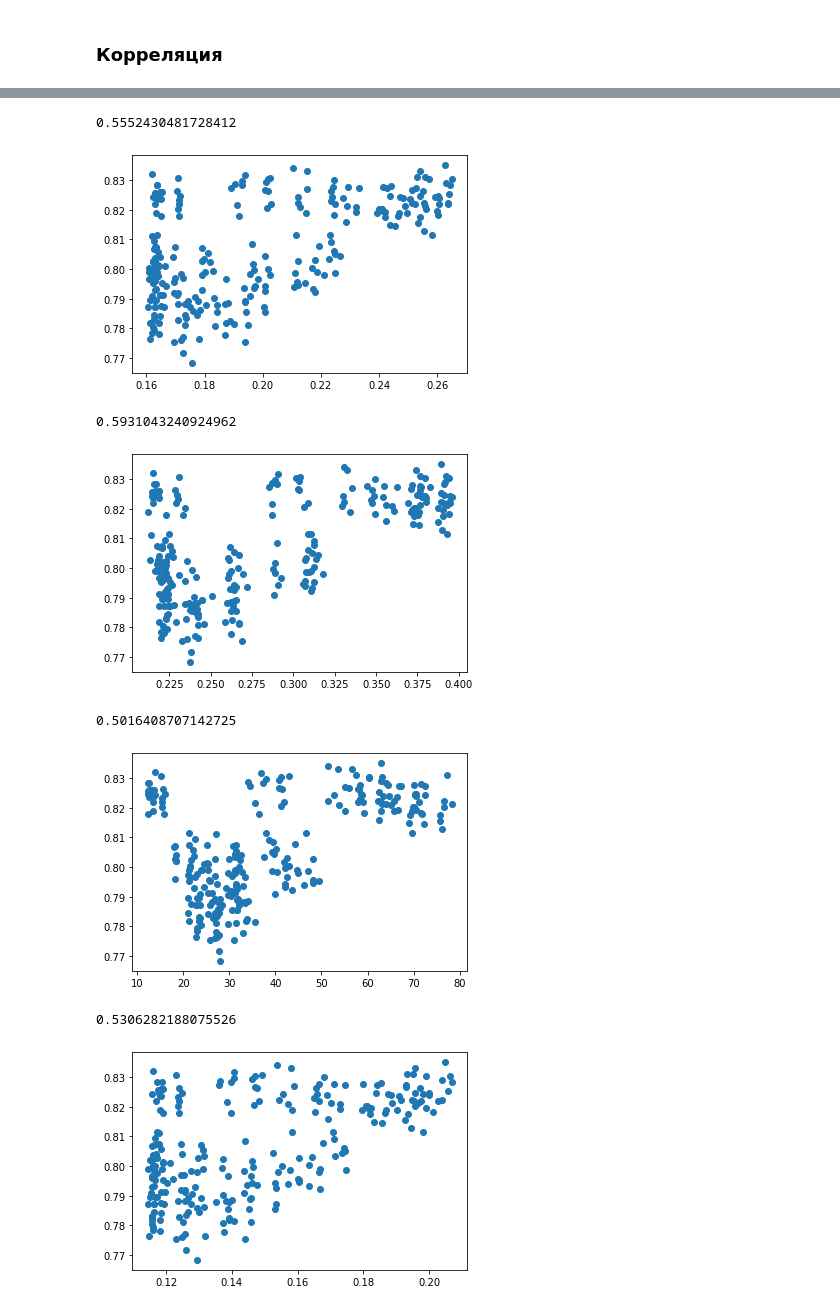
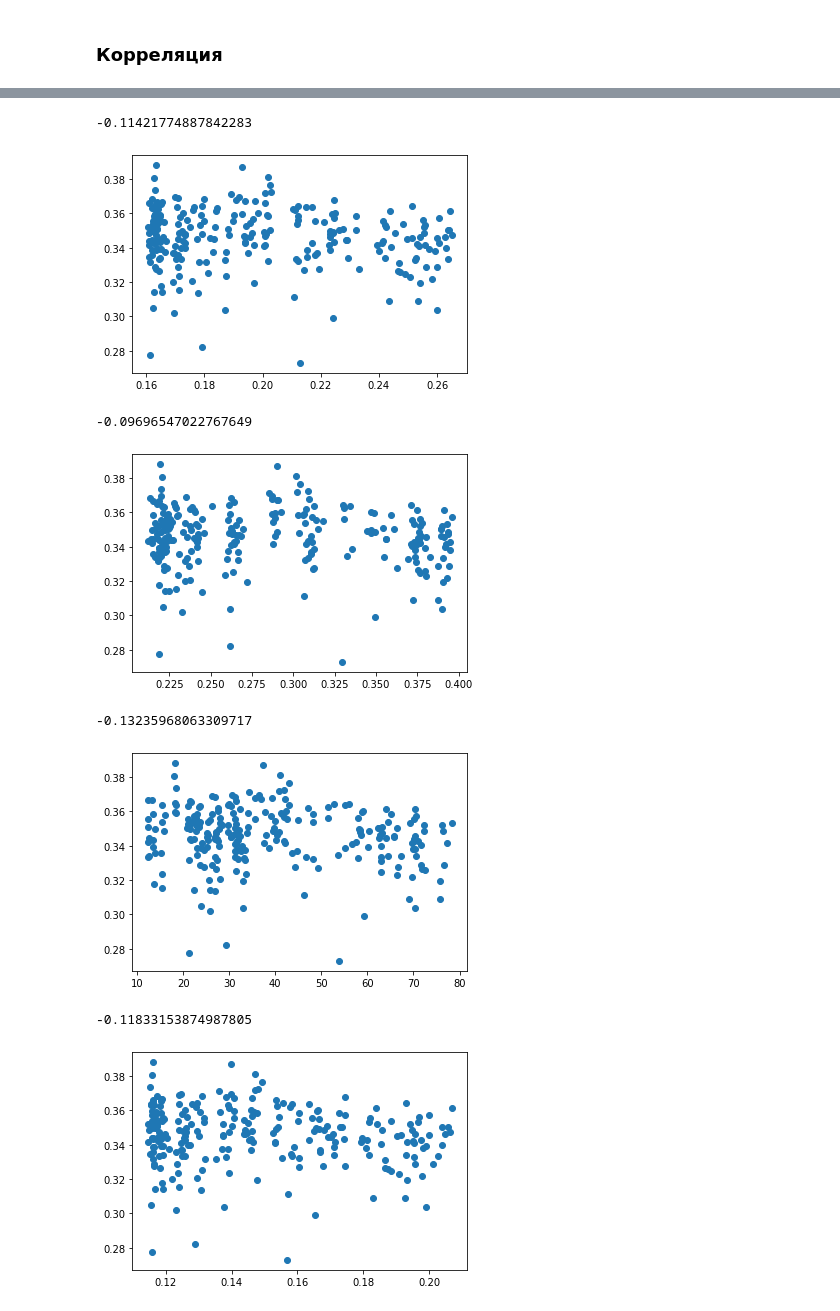
Before and after one commit to Dionidgy/ML, a Jupyter notebook: lifelong/lifelong_Keras-FT.ipynb, the cells around one changed output, grey strips where cells are left out. Drawn from its saved outputs; the diff is of its cells as text; code cells hidden in the pictures.

```diff
--- a/lifelong/lifelong_Keras-FT.ipynb
+++ b/lifelong/lifelong_Keras-FT.ipynb
@@ -111,14 +111,17 @@ df_accuracy = pd.DataFrame(np.zeros([2015-2007, (2015-2007)*samples_number]), in
 df_tvd_lstm = df_accuracy.copy()
 df_js_lstm = df_accuracy.copy()
 df_ks_lstm = df_accuracy.copy()
+df_kl_lstm = df_accuracy.copy()
 df_tvd_tfidf = df_accuracy.copy()
 df_js_tfidf = df_accuracy.copy()
 df_ks_tfidf = df_accuracy.copy()
+df_kl_tfidf = df_accuracy.copy()
 df_tvd_count = df_accuracy.copy()
 df_js_count = df_accuracy.copy()
 df_ks_count = df_accuracy.copy()
+df_kl_count = df_accuracy.copy()
 df_perc_no_zero = df_accuracy.copy()
-df_accuracy_keras = df_accuracy.copy()
+df_f1 = df_accuracy.copy()
 df_accuracy
 # %% [output]
 |  | 2007 |  |  |  |  |  |  | 2008 |  |  | ... | ... |
@@ -194,6 +217,6 @@ def BuildModel(embedding_matrix):
 # %%
 for year_train in range(2007, 2015):
-    for test_index in range(samples_number):
+    for test_index in range(0, samples_number):
         print('01_initialization')
         vecotrizer_tfidf = TfidfVectorizer(max_df = 0.9, min_df = 10, ngram_range=(1, 3))
         vecotrizer_count = CountVectorizer(max_df = 0.9, min_df = 10, ngram_range=(1, 3))
@@ -234,18 +257,22 @@ for year_train in range(2007, 2015):
         model.compile(
             loss='categorical_crossentropy',
             optimizer='adam',
-            metrics=["accuracy"],
+            metrics=[fbeta],
         )
-        model.summary()
+#         model.summary()
 
         print('\n06_Fit_model')
 
+        test_data, test_labels = ReadData(year_train, test_index)
         batch_size = 16
         gen = Generator(train_data, to_categorical(train_labels), batch_size)
         history = model.fit(
                 gen,
-                epochs=4,
-                steps_per_epoch = train_data.shape[0]//batch_size)
+                epochs=10,
+                steps_per_epoch = train_data.shape[0]//batch_size,
+                validation_data = Generator(test_data, to_categorical(test_labels),batch_size*2),
+                validation_steps = (test_data.shape[0]/batch_size*2)
+        )
 
         print('\n07_Test_years')
 
@@ -272,22 +299,28 @@ for year_train in range(2007, 2015):
             test_data = vectorizer(np.array([[s] for s in test_data])).numpy()
 #             del vectorizer
             loss, accuracy = model.evaluate(test_data, to_categorical(test_labels), verbose=False)
-            df_accuracy.loc[year_train][year_test][test_index] = accuracy
+            df_f1.loc[year_train][year_test][test_index] = accuracy
 
             lstm_dist_test = np.mean(distribution_model.predict(test_data), axis = 0)
 
             df_tvd_lstm.loc[year_train][year_test][test_index] = sum(abs(lstm_dist_train - lstm_dist_test))/2
             df_js_lstm.loc[year_train][year_test][test_index] = jensenshannon(lstm_dist_train, lstm_dist_test)
             df_ks_lstm.loc[year_train][year_test][test_index] = ks_2samp(lstm_dist_train, lstm_dist_test).statistic
+            df_kl_lstm.loc[year_train][year_test][test_index] = sum(rel_entr(lstm_dist_train, lstm_dist_test))
+
             df_tvd_tfidf.loc[year_train][year_test][test_index] = sum(abs(tfidf_dist_train - tfidf_dist_test))/2
             df_js_tfidf.loc[year_train][year_test][test_index] = jensenshannon(tfidf_dist_train, tfidf_dist_test)
             df_ks_tfidf.loc[year_train][year_test][test_index] = ks_2samp(tfidf_dist_train, tfidf_dist_test).statistic
+            df_kl_tfidf.loc[year_train][year_test][test_index] = sum(rel_entr(tfidf_dist_train, tfidf_dist_test))
+
             df_tvd_count.loc[year_train][year_test][test_index] = sum(abs(count_dist_train - count_dist_test))/2
             df_js_count.loc[year_train][year_test][test_index] = jensenshannon(count_dist_train, count_dist_test)
             df_ks_count.loc[year_train][year_test][test_index] = ks_2samp(count_dist_train, count_dist_test).statistic
+            df_kl_count.loc[year_train][year_test][test_index] = sum(rel_entr(count_dist_train, count_dist_test))
+
             df_perc_no_zero.loc[year_train][year_test][test_index] = np.count_nonzero(count_dist_test)/np.count_nonzero(count_dist_train)
 
-            print("Train in {0}, test in {1}, test sample {2}\naccuracy_score = {3}".format(year_train, year_test, test_index, df_accuracy.loc[year_train][year_test][test_index]))
+            print("Train in {0}, test in {1}, test sample {2}\naf1_score = {3}".format(year_train, year_test, test_index, df_f1.loc[year_train][year_test][test_index]))
             del test_data
             del test_labels
             del loss
@@ -513,21 +546,21 @@ search_correlation(df_tvd_tfidf, df_accuracy)
 # %%
-search_correlation(df_js_tfidf, df_accuracy)
+search_correlation(df_js_tfidf, df_f1)
 # %% [output]
-0.5552430481728412
+-0.11421774887842283
-[figure, old version]
+[figure, new version]
 # %%
-search_correlation(df_ks_tfidf, df_accuracy)
+search_correlation(df_ks_tfidf, df_f1)
 # %% [output]
-0.5931043240924962
+-0.09696547022767649
-[figure, old version]
+[figure, new version]
 # %%
-search_correlation(df_tvd_count, df_accuracy)
+search_correlation(df_tvd_count, df_f1)
 # %% [output]
-0.5016408707142725
+-0.13235968063309717
-[figure, old version]
+[figure, new version]
 # %%
-search_correlation(df_js_count, df_accuracy)
+search_correlation(df_js_count, df_f1)
 # %% [output]
-0.5306282188075526
+-0.11833153874987805
-[figure, old version]
+[figure, new version]
 # %%
```
Also changed, not shown: parts of 13 cells of this notebook.
